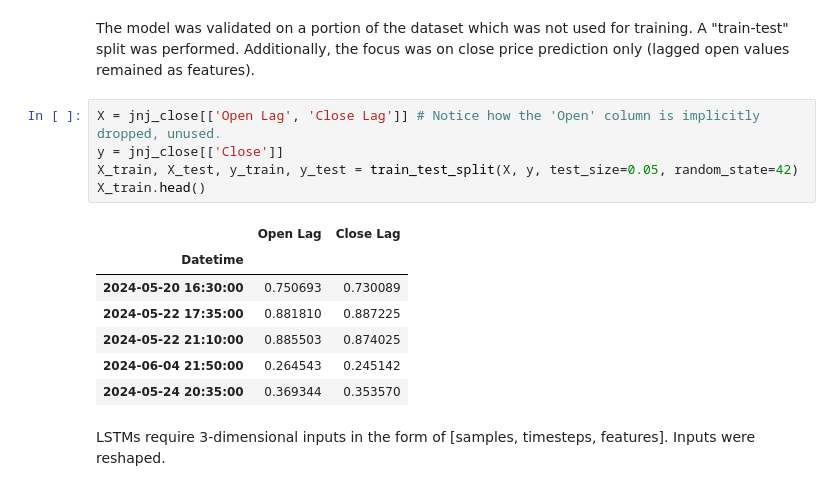
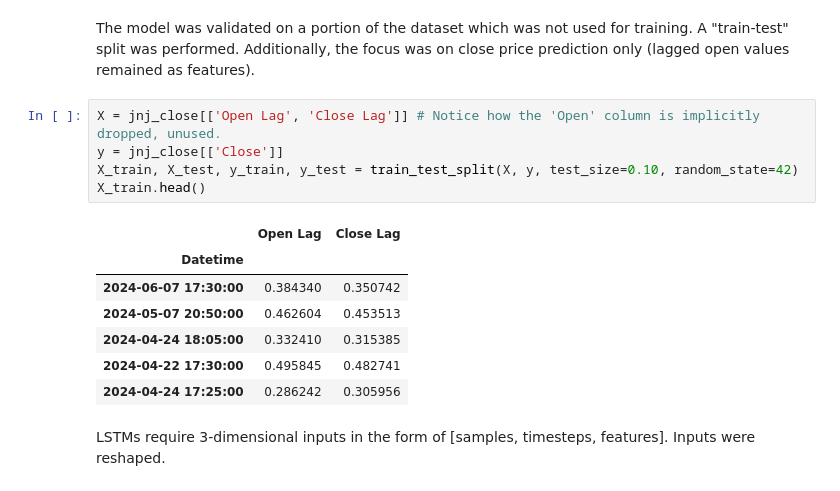
Before and after one commit to afoster28/ATS_project, a Jupyter notebook: Model/Model_v6.ipynb, the cells around one changed output. Cells and saved outputs as stored; diff of their text form.

```diff
--- a/Model/Model_v6.ipynb
+++ b/Model/Model_v6.ipynb
@@ -669,16 +669,16 @@ Additionally, the focus was on close price prediction only (lagged open values r
 # %%
 X = jnj_close[['Open Lag', 'Close Lag']] # Notice how the 'Open' column is implicitly dropped, unused.
 y = jnj_close[['Close']]
-X_train, X_test, y_train, y_test = train_test_split(X, y, test_size=0.05, random_state=42)
+X_train, X_test, y_train, y_test = train_test_split(X, y, test_size=0.10, random_state=42)
 X_train.head()
 # %% [output]
 |  | Open Lag | Close Lag |
 | Datetime |  |  |
-| 2024-05-20 16:30:00 | 0.750693 | 0.730089 |
-| 2024-05-22 17:35:00 | 0.881810 | 0.887225 |
-| 2024-05-22 21:10:00 | 0.885503 | 0.874025 |
-| 2024-06-04 21:50:00 | 0.264543 | 0.245142 |
-| 2024-05-24 20:35:00 | 0.369344 | 0.353570 |
+| 2024-06-07 17:30:00 | 0.384340 | 0.350742 |
+| 2024-05-07 20:50:00 | 0.462604 | 0.453513 |
+| 2024-04-24 18:05:00 | 0.332410 | 0.315385 |
+| 2024-04-22 17:30:00 | 0.495845 | 0.482741 |
+| 2024-04-24 17:25:00 | 0.286242 | 0.305956 |
 # %% [markdown]
 LSTMs require 3-dimensional inputs in the form of [samples, timesteps, features]. Inputs were reshaped.
 # %%
```
Also changed, not shown: parts of 27 cells of this notebook, 1 other file.
